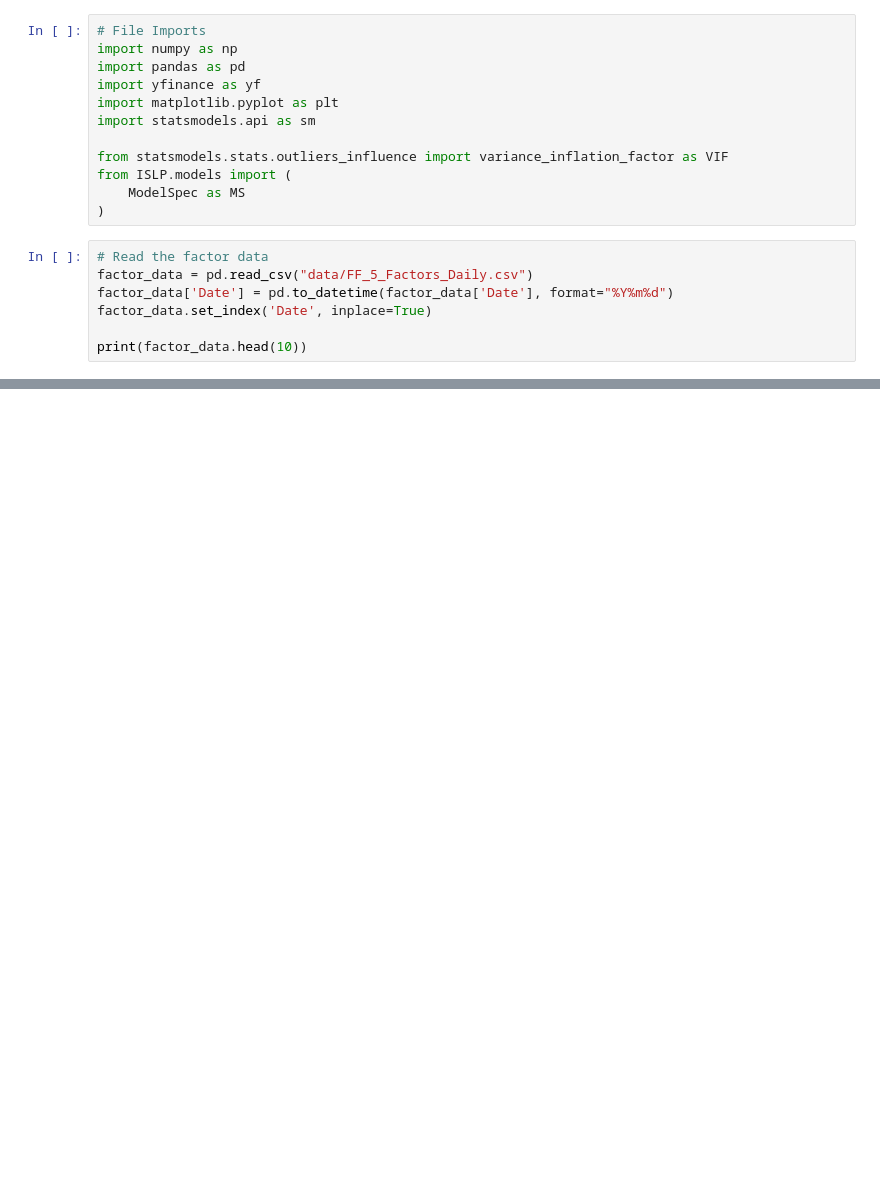
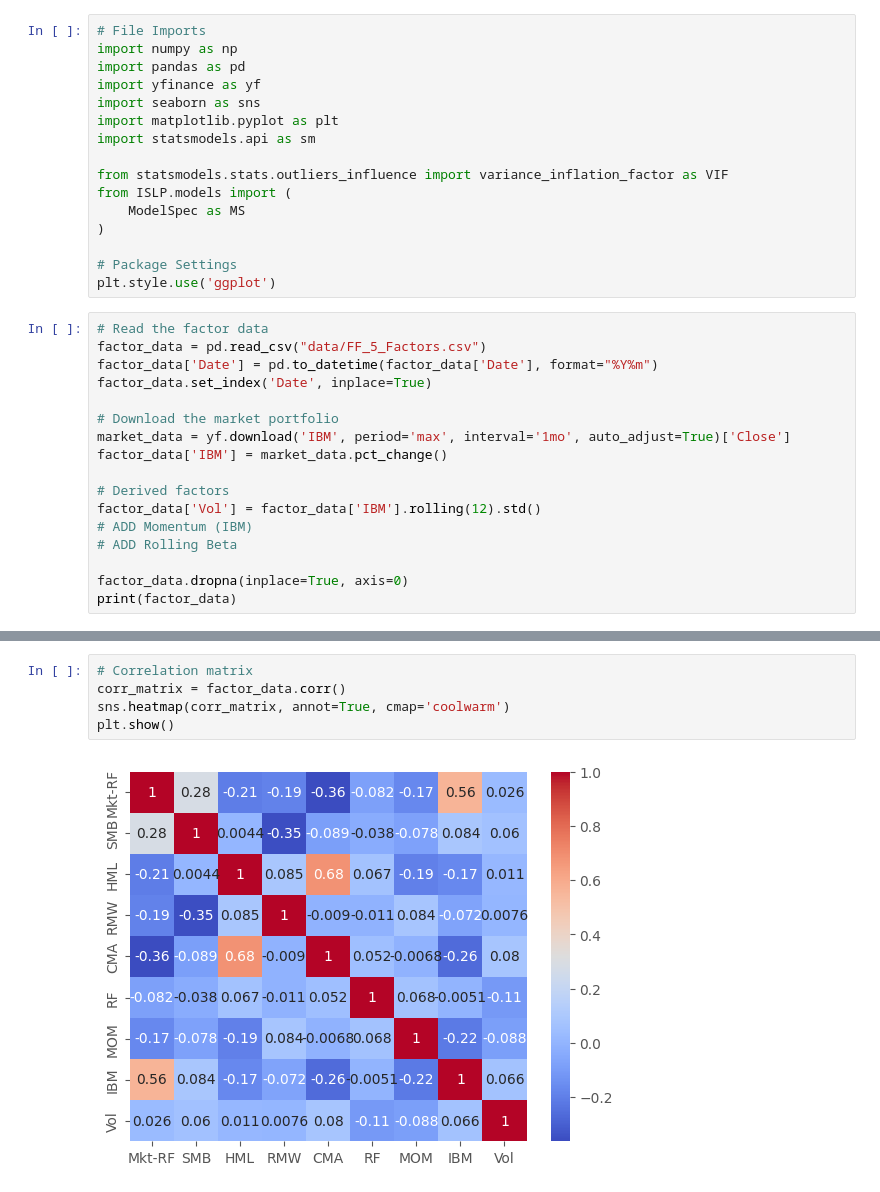
Before and after one commit to tzabcoder/QuantitativeFinance, a Jupyter notebook: Regression_Analysis/factor_prediction.ipynb, the cells around one changed output, grey strips where cells are left out. Cells and saved outputs as stored; diff of their text form; blank space fills up the shorter version.

```diff
--- a/Regression_Analysis/factor_prediction.ipynb
+++ b/Regression_Analysis/factor_prediction.ipynb
@@ -6,6 +7,7 @@ In this notebook, I analyze the predictive ability of the 5-factors idenified by
 import numpy as np
 import pandas as pd
 import yfinance as yf
+import seaborn as sns
 import matplotlib.pyplot as plt
 import statsmodels.api as sm
 
@@ -13,11 +15,24 @@ from statsmodels.stats.outliers_influence import variance_inflation_factor as VI
 from ISLP.models import (
     ModelSpec as MS
 )
+
+# Package Settings
+plt.style.use('ggplot')
 # %%
 # Read the factor data
-factor_data = pd.read_csv("data/FF_5_Factors_Daily.csv")
-factor_data['Date'] = pd.to_datetime(factor_data['Date'], format="%Y%m%d")
+factor_data = pd.read_csv("data/FF_5_Factors.csv")
+factor_data['Date'] = pd.to_datetime(factor_data['Date'], format="%Y%m")
 factor_data.set_index('Date', inplace=True)
 
-print(factor_data.head(10))
+# Download the market portfolio
+market_data = yf.download('IBM', period='max', interval='1mo', auto_adjust=True)['Close']
+factor_data['IBM'] = market_data.pct_change()
+
+# Derived factors
+factor_data['Vol'] = factor_data['IBM'].rolling(12).std()
+# ADD Momentum (IBM)
+# ADD Rolling Beta
+
+factor_data.dropna(inplace=True, axis=0)
+print(factor_data)
 # %% [output]
@@ -54,0 +59,7 @@ Date
+# %%
+# Correlation matrix
+corr_matrix = factor_data.corr()
+sns.heatmap(corr_matrix, annot=True, cmap='coolwarm')
+plt.show()
+# %% [output]
+[figure, added]
```
Also changed, not shown: parts of 7 cells of this notebook, 3 other files.
